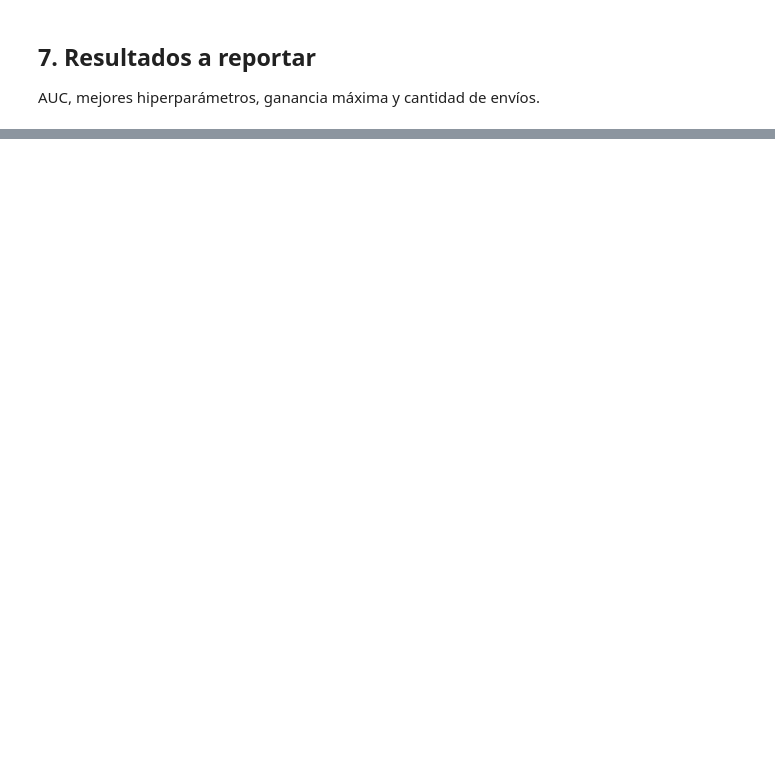
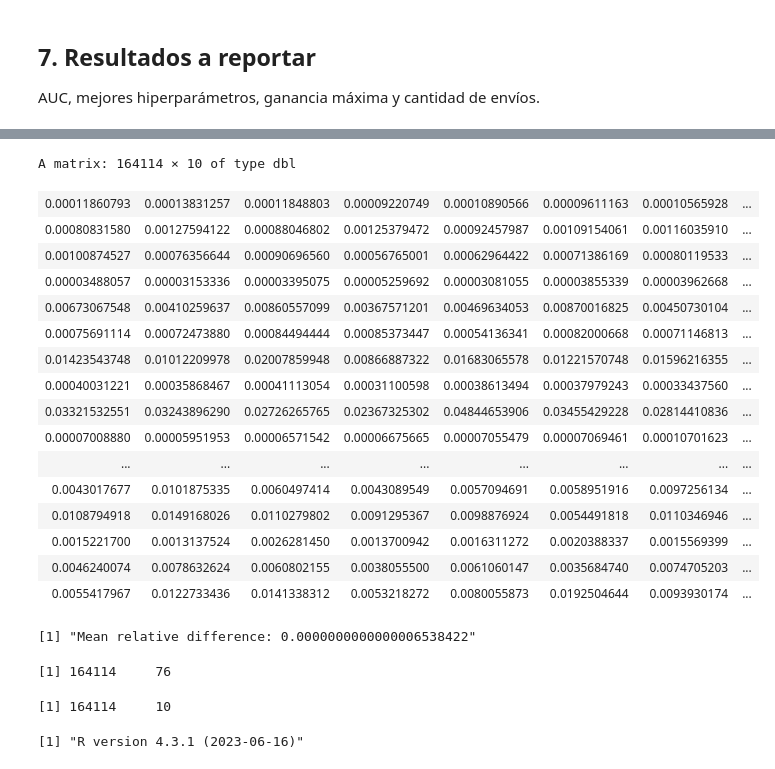
Before and after one commit to germandasr/DMEyF_Exp_Colaborativos, a Jupyter notebook: BASELINE_FINAL.ipynb, the cells around one changed output, grey strips where cells are left out. Cells and saved outputs as stored; diff of their text form; code cells hidden in the pictures; blank space fills up the shorter version.

```diff
--- a/BASELINE_FINAL.ipynb
+++ b/BASELINE_FINAL.ipynb
@@ -775,0 +856,49 @@ Cortes a menos de 1 desvio del maximo: 11500, 12000, 12500, 13000, 13500, 15000
+# %%
+# Sanity check
+prob_semillas <- readRDS("prob_202106_por_semilla.rds")
+prob_semillas
+# %% [output]
+A matrix: 164114 × 10 of type dbl
+| 0.00011860793 | 0.00013831257 | 0.00011848803 | 0.00009220749 | 0.00010890566 | 0.00009611163 | 0.00010565928 | ... |
+| 0.00080831580 | 0.00127594122 | 0.00088046802 | 0.00125379472 | 0.00092457987 | 0.00109154061 | 0.00116035910 | ... |
+| 0.00100874527 | 0.00076356644 | 0.00090696560 | 0.00056765001 | 0.00062964422 | 0.00071386169 | 0.00080119533 | ... |
+| 0.00003488057 | 0.00003153336 | 0.00003395075 | 0.00005259692 | 0.00003081055 | 0.00003855339 | 0.00003962668 | ... |
+| 0.00673067548 | 0.00410259637 | 0.00860557099 | 0.00367571201 | 0.00469634053 | 0.00870016825 | 0.00450730104 | ... |
+| 0.00075691114 | 0.00072473880 | 0.00084494444 | 0.00085373447 | 0.00054136341 | 0.00082000668 | 0.00071146813 | ... |
+| 0.01423543748 | 0.01012209978 | 0.02007859948 | 0.00866887322 | 0.01683065578 | 0.01221570748 | 0.01596216355 | ... |
+| 0.00040031221 | 0.00035868467 | 0.00041113054 | 0.00031100598 | 0.00038613494 | 0.00037979243 | 0.00033437560 | ... |
+| 0.03321532551 | 0.03243896290 | 0.02726265765 | 0.02367325302 | 0.04844653906 | 0.03455429228 | 0.02814410836 | ... |
+| 0.00007008880 | 0.00005951953 | 0.00006571542 | 0.00006675665 | 0.00007055479 | 0.00007069461 | 0.00010701623 | ... |
+| ... | ... | ... | ... | ... | ... | ... | ... |
+| 0.0043017677 | 0.0101875335 | 0.0060497414 | 0.0043089549 | 0.0057094691 | 0.0058951916 | 0.0097256134 | ... |
+| 0.0108794918 | 0.0149168026 | 0.0110279802 | 0.0091295367 | 0.0098876924 | 0.0054491818 | 0.0110346946 | ... |
+| 0.0015221700 | 0.0013137524 | 0.0026281450 | 0.0013700942 | 0.0016311272 | 0.0020388337 | 0.0015569399 | ... |
+| 0.0046240074 | 0.0078632624 | 0.0060802155 | 0.0038055500 | 0.0061060147 | 0.0035684740 | 0.0074705203 | ... |
+| 0.0055417967 | 0.0122733436 | 0.0141338312 | 0.0053218272 | 0.0080055873 | 0.0192504644 | 0.0093930174 | ... |
+# %%
+pred_csv <- data.table::fread(file.path(
+  PARAM$pred_dir,
+  config$predicciones$predicciones_filename
+))
+
+prob_semillas <- readRDS("prob_202106_por_semilla.rds")
+
+# Segunda columna del CSV: la primera es ID.
+all.equal(
+  pred_csv[[3L]],
+  prob_semillas[, 2L],
+  tolerance = 0,
+  check.attributes = FALSE
+)
+# %% [output]
+[1] "Mean relative difference: 0.0000000000000006538422"
+# %%
+dim(pred_csv)
+dim(prob_semillas)
+# %% [output]
+[1] 164114     76
+[1] 164114     10
+# %%
+R.version.string
+# %% [output]
+[1] "R version 4.3.1 (2023-06-16)"
```
Also changed, not shown: parts of 23 cells of this notebook.
